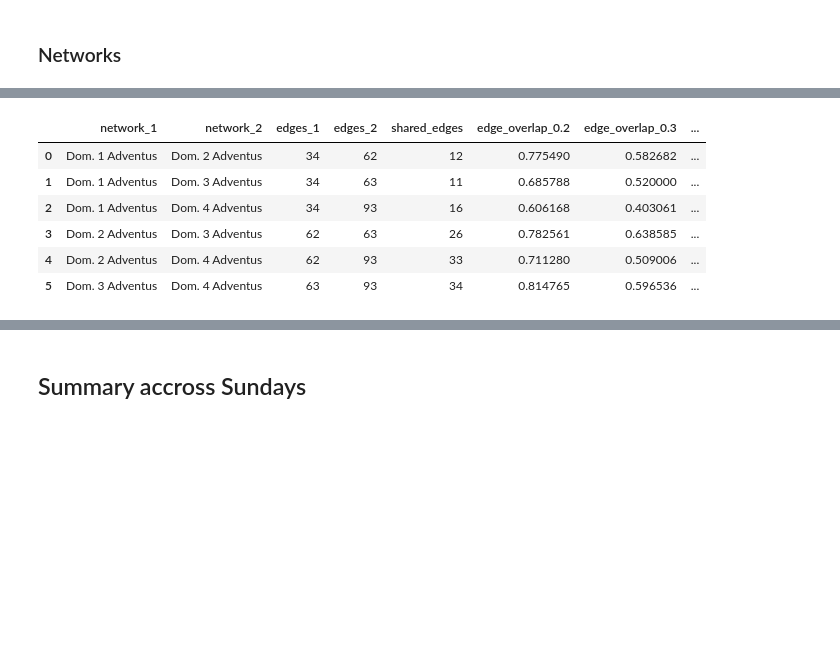
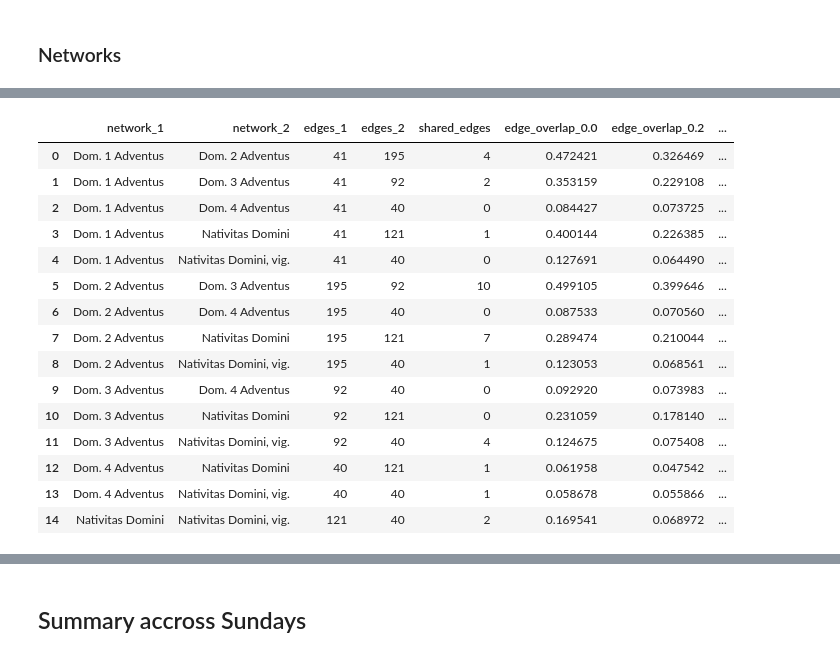
Before and after one commit to DvorakovaA/ChantNets, a Jupyter notebook: experiments/advent_sundays.ipynb, the cells around one changed output, grey strips where cells are left out. Cells and saved outputs as stored; diff of their text form; code cells hidden in the pictures; blank space fills up the shorter version.

```diff
--- a/experiments/advent_sundays.ipynb
+++ b/experiments/advent_sundays.ipynb
@@ -136,13 +157,13 @@ Dom. 4 Adventus Matins: 2311 chants, 122 sources
 # %%
 import networkx as nx
 # %%
-advent_sundays_nets = {}
-for i in range(1, 5):
-    feast = f'Dom. {i} Adventus'
-    feast_corpus = advent_sundays_corpora[feast]
+advent_nets = {}
+
+for feast, feast_corpus in advent_corpora.items():
     G = utils.build_feast_network(feast_corpus, feast)
-    advent_sundays_nets[feast] = G
+    advent_nets[feast] = G
+
     print(f'{feast}: {G.number_of_nodes()} nodes, {G.number_of_edges()} edges')
-    # Save the network
+
     nx.write_edgelist(G, f'nets/{feast}_network.edgelist')
 # %% [output]
@@ -168,11 +193,11 @@ Dom. 4 Adventus: 112 nodes, 5566 edges
 # %%
-advent_sundays_vespers_nets = {}
-for i in range(1, 5):
-    feast = f'Dom. {i} Adventus'
-    feast_corpus = advent_sundays_vespers_corpora[feast]
+advent_vespers_nets = {}
+
+for feast, feast_corpus in advent_sundays_vespers_corpora.items():
     G = utils.build_feast_network(feast_corpus, feast)
-    advent_sundays_vespers_nets[feast] = G
-    print(f'{feast}: {G.number_of_nodes()} nodes, {G.number_of_edges()} edges')
-    # Save the network
+    advent_vespers_nets[feast] = G
+
+    print(f'{feast} Vespers: {G.number_of_nodes()} nodes, {G.number_of_edges()} edges')
+
     nx.write_edgelist(G, f'nets/{feast}_vespers_network.edgelist')
 # %% [output]
@@ -183,11 +210,11 @@ Dom. 4 Adventus: 99 nodes, 1083 edges
 # %%
-advent_sundays_vespers2_nets = {}
-for i in range(1, 5):
-    feast = f'Dom. {i} Adventus'
-    feast_corpus = advent_sundays_second_vespers_corpora[feast]
+advent_vespers2_nets = {}
+
+for feast, feast_corpus in advent_sundays_second_vespers_corpora.items():
     G = utils.build_feast_network(feast_corpus, feast)
-    advent_sundays_vespers2_nets[feast] = G
-    print(f'{feast}: {G.number_of_nodes()} nodes, {G.number_of_edges()} edges')
-    # Save the network
+    advent_vespers2_nets[feast] = G
+
+    print(f'{feast} Second Vespers: {G.number_of_nodes()} nodes, {G.number_of_edges()} edges')
+
     nx.write_edgelist(G, f'nets/{feast}_second_vespers_network.edgelist')
 # %% [output]
@@ -376,12 +447,21 @@ comparison_df
 # %%
-comparison_df = compare_edgewise_networks(advent_sundays_matins_nets, THRESHOLDS)
-comparison_df
+vespers2_df = compare_edgewise_networks(advent_vespers2_nets, THRESHOLDS)
+vespers2_df
 # %% [output]
-|  | network_1 | network_2 | edges_1 | edges_2 | shared_edges | edge_overlap_0.2 | edge_overlap_0.3 | ... |
-| 0 | Dom. 1 Adventus | Dom. 2 Adventus | 34 | 62 | 12 | 0.775490 | 0.582682 | ... |
-| 1 | Dom. 1 Adventus | Dom. 3 Adventus | 34 | 63 | 11 | 0.685788 | 0.520000 | ... |
-| 2 | Dom. 1 Adventus | Dom. 4 Adventus | 34 | 93 | 16 | 0.606168 | 0.403061 | ... |
-| 3 | Dom. 2 Adventus | Dom. 3 Adventus | 62 | 63 | 26 | 0.782561 | 0.638585 | ... |
-| 4 | Dom. 2 Adventus | Dom. 4 Adventus | 62 | 93 | 33 | 0.711280 | 0.509006 | ... |
-| 5 | Dom. 3 Adventus | Dom. 4 Adventus | 63 | 93 | 34 | 0.814765 | 0.596536 | ... |
+|  | network_1 | network_2 | edges_1 | edges_2 | shared_edges | edge_overlap_0.0 | edge_overlap_0.2 | ... |
+| 0 | Dom. 1 Adventus | Dom. 2 Adventus | 41 | 195 | 4 | 0.472421 | 0.326469 | ... |
+| 1 | Dom. 1 Adventus | Dom. 3 Adventus | 41 | 92 | 2 | 0.353159 | 0.229108 | ... |
+| 2 | Dom. 1 Adventus | Dom. 4 Adventus | 41 | 40 | 0 | 0.084427 | 0.073725 | ... |
+| 3 | Dom. 1 Adventus | Nativitas Domini | 41 | 121 | 1 | 0.400144 | 0.226385 | ... |
+| 4 | Dom. 1 Adventus | Nativitas Domini, vig. | 41 | 40 | 0 | 0.127691 | 0.064490 | ... |
+| 5 | Dom. 2 Adventus | Dom. 3 Adventus | 195 | 92 | 10 | 0.499105 | 0.399646 | ... |
+| 6 | Dom. 2 Adventus | Dom. 4 Adventus | 195 | 40 | 0 | 0.087533 | 0.070560 | ... |
+| 7 | Dom. 2 Adventus | Nativitas Domini | 195 | 121 | 7 | 0.289474 | 0.210044 | ... |
+| 8 | Dom. 2 Adventus | Nativitas Domini, vig. | 195 | 40 | 1 | 0.123053 | 0.068561 | ... |
+| 9 | Dom. 3 Adventus | Dom. 4 Adventus | 92 | 40 | 0 | 0.092920 | 0.073983 | ... |
+| 10 | Dom. 3 Adventus | Nativitas Domini | 92 | 121 | 0 | 0.231059 | 0.178140 | ... |
+| 11 | Dom. 3 Adventus | Nativitas Domini, vig. | 92 | 40 | 4 | 0.124675 | 0.075408 | ... |
+| 12 | Dom. 4 Adventus | Nativitas Domini | 40 | 121 | 1 | 0.061958 | 0.047542 | ... |
+| 13 | Dom. 4 Adventus | Nativitas Domini, vig. | 40 | 40 | 1 | 0.058678 | 0.055866 | ... |
+| 14 | Nativitas Domini | Nativitas Domini, vig. | 121 | 40 | 2 | 0.169541 | 0.068972 | ... |
 # %%
```
Also changed, not shown: parts of 24 cells of this notebook, 33 other files.
